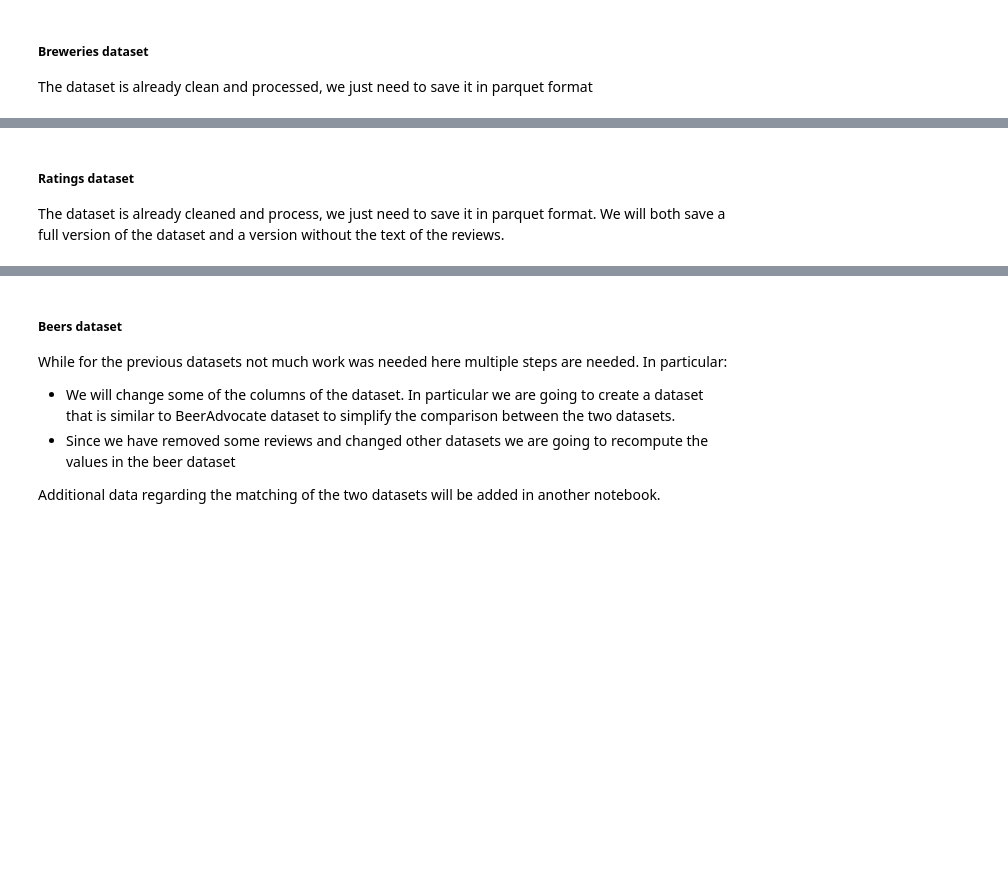
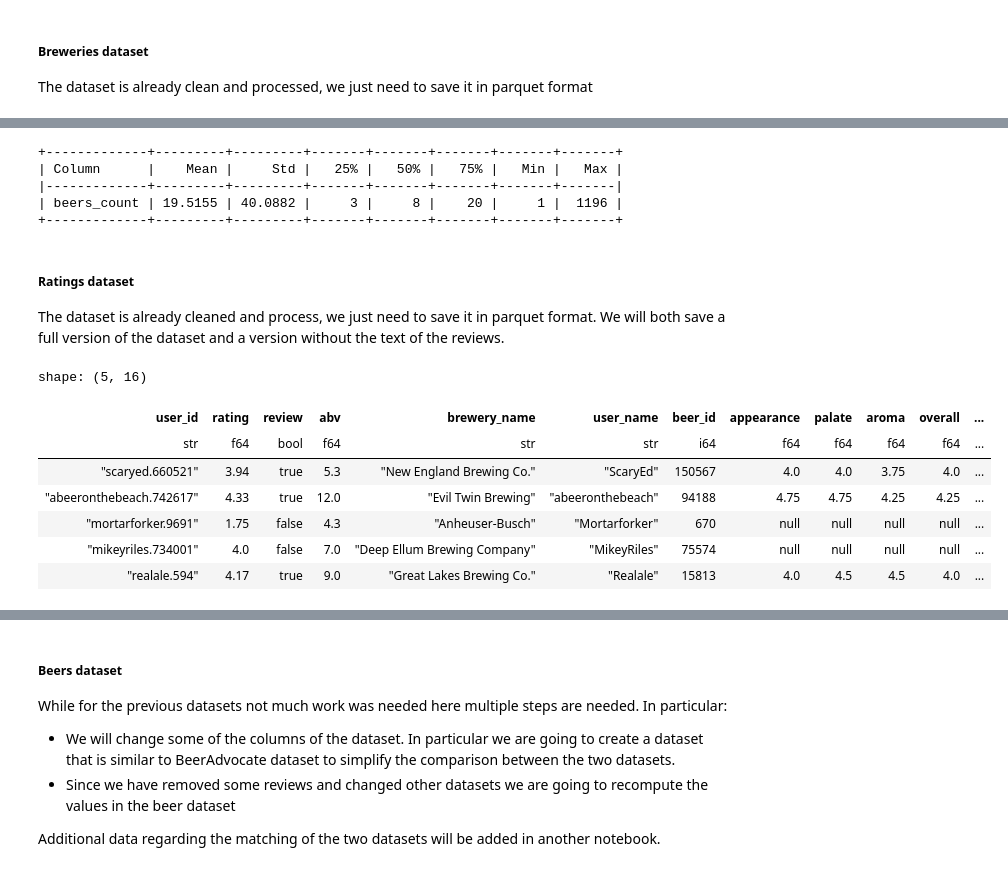
Before and after one commit to epfl-ada/ada-2024-project-sadamasochists, a Jupyter notebook: src/data/Cleaning/BeerAdvocate.ipynb, the cells around one changed output, grey strips where cells are left out. Saved outputs shown, nothing was run; the diff lists cells and outputs as text; code cells hidden in the pictures; blank space fills up the shorter version.

```diff
--- a/src/data/Cleaning/BeerAdvocate.ipynb
+++ b/src/data/Cleaning/BeerAdvocate.ipynb
@@ -582,3 +555,11 @@ df_breweries.write_parquet(f"{DST_DATA_PATH}/breweries.pq")
+# %%
+describe_numbers(df_breweries, filters=["id"])
+# %% [output]
++-------------+---------+---------+-------+-------+-------+-------+-------+
+| Column      |    Mean |     Std |   25% |   50% |   75% |   Min |   Max |
+|-------------+---------+---------+-------+-------+-------+-------+-------|
+| beers_count | 19.5155 | 40.0882 |     3 |     8 |    20 |     1 |  1196 |
++-------------+---------+---------+-------+-------+-------+-------+-------+
 # %% [markdown]
 ##### Ratings dataset
 The dataset is already cleaned and process, we just need to save it in parquet format. We will both save a full version of the dataset and a version without the text of the reviews.
@@ -586,3 +567,14 @@ The dataset is already cleaned and process, we just need to save it in parquet f
 df_ratings.write_parquet(f"{DST_DATA_PATH}/ratings.pq")
 df_ratings_no_text = df_ratings.drop("text")
 df_ratings_no_text.write_parquet(f"{DST_DATA_PATH}/ratings_no_text.pq")
+# %%
+df_ratings_no_text.sample(5)
+# %% [output]
+shape: (5, 16)
+| user_id | rating | review | abv | brewery_name | user_name | beer_id | appearance | palate | aroma | overall | ... |
+| str | f64 | bool | f64 | str | str | i64 | f64 | f64 | f64 | f64 | ... |
+| "scaryed.660521" | 3.94 | true | 5.3 | "New England Brewing Co." | "ScaryEd" | 150567 | 4.0 | 4.0 | 3.75 | 4.0 | ... |
+| "abeeronthebeach.742617" | 4.33 | true | 12.0 | "Evil Twin Brewing" | "abeeronthebeach" | 94188 | 4.75 | 4.75 | 4.25 | 4.25 | ... |
+| "mortarforker.9691" | 1.75 | false | 4.3 | "Anheuser-Busch" | "Mortarforker" | 670 | null | null | null | null | ... |
+| "mikeyriles.734001" | 4.0 | false | 7.0 | "Deep Ellum Brewing Company" | "MikeyRiles" | 75574 | null | null | null | null | ... |
+| "realale.594" | 4.17 | true | 9.0 | "Great Lakes Brewing Co." | "Realale" | 15813 | 4.0 | 4.5 | 4.5 | 4.0 | ... |
```
Also changed, not shown: parts of 36 cells of this notebook, 5 other files.
